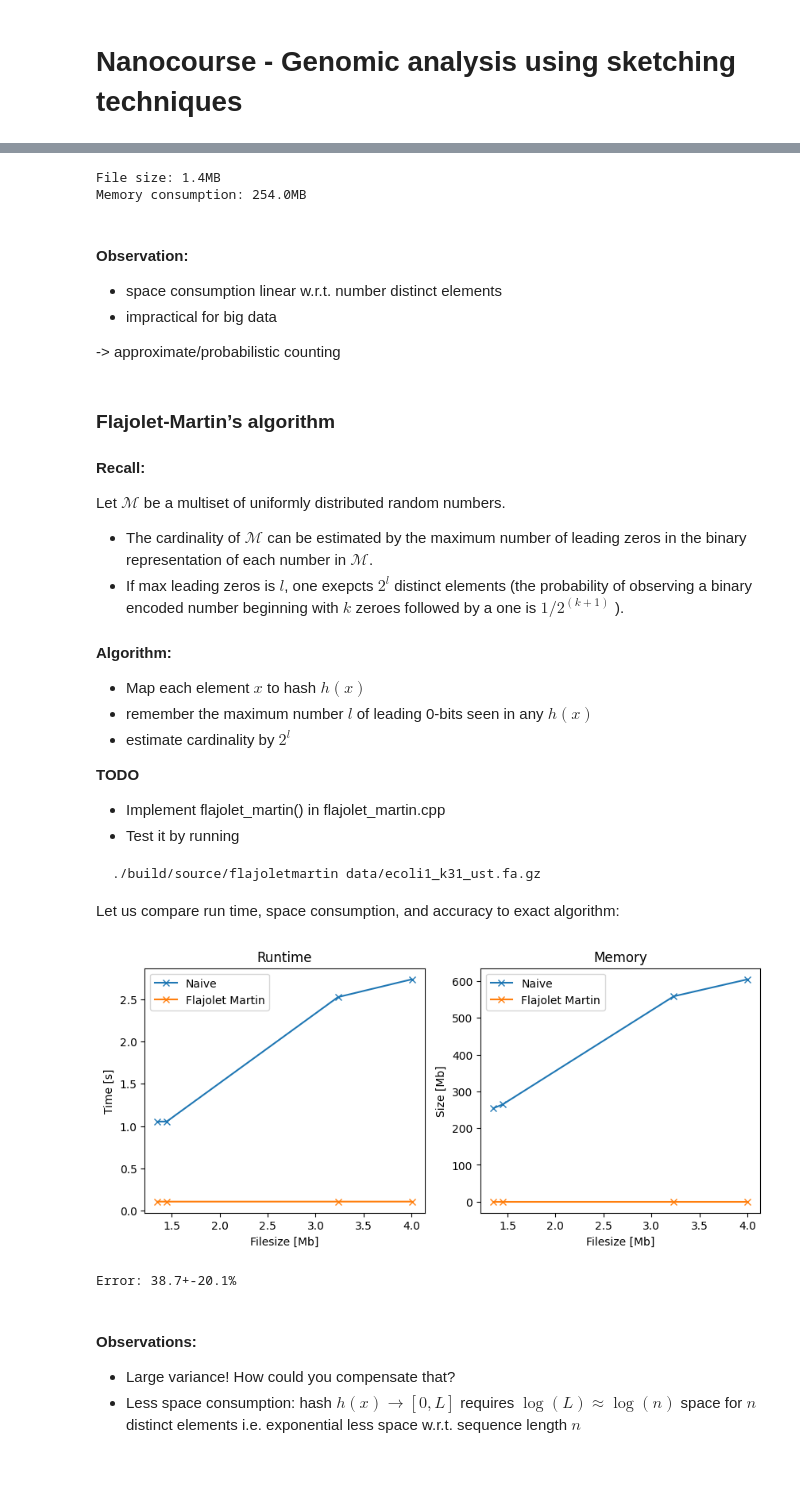
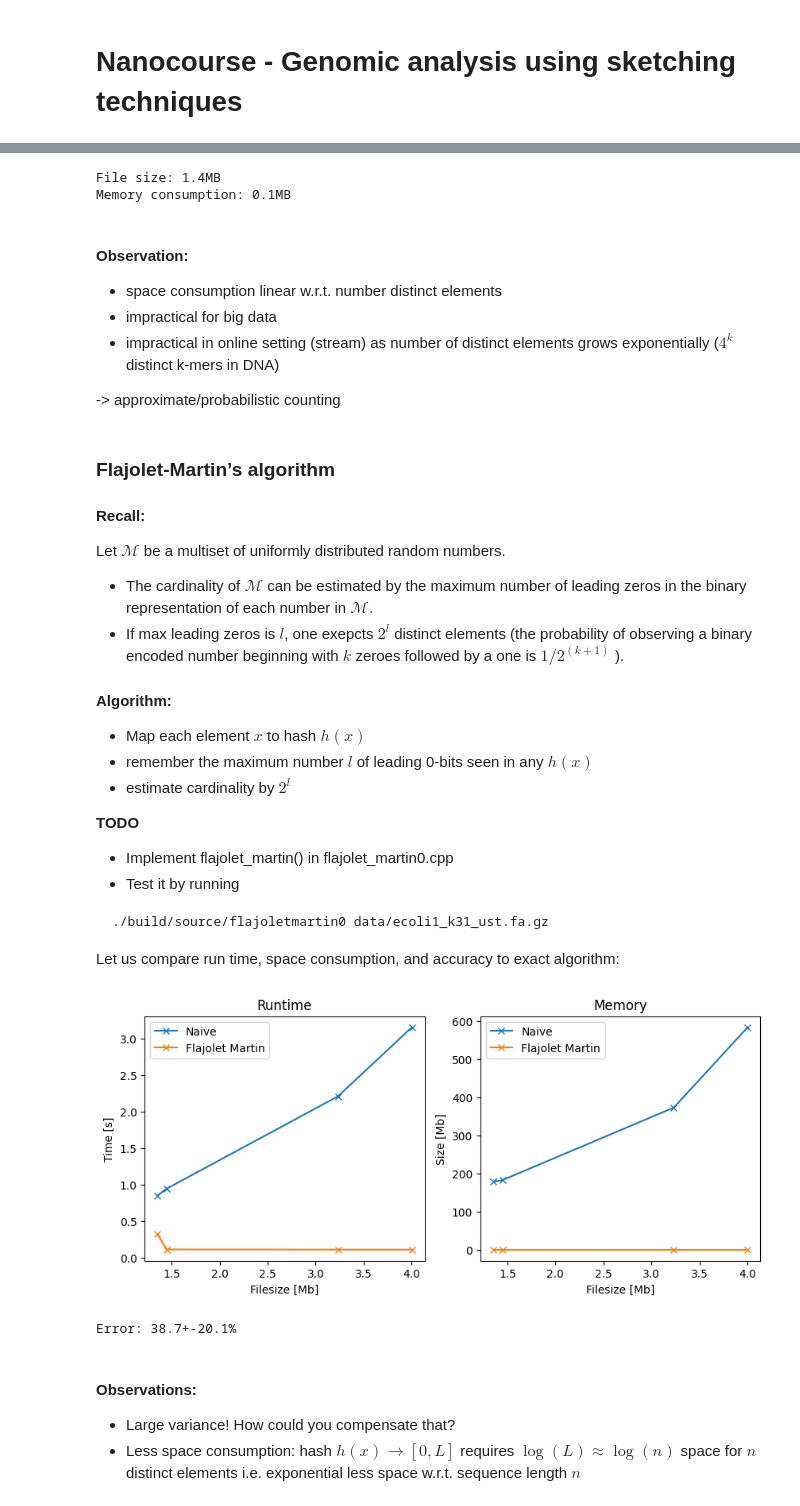
Before and after one commit to jonasschultemattler/nanocourse, a Jupyter notebook: course.ipynb, the cells around one changed output, grey strips where cells are left out. Drawn from its saved outputs; the diff is of its cells as text; code cells hidden in the pictures; blank space fills up the shorter version.

````diff
--- a/course.ipynb
+++ b/course.ipynb
@@ -39,16 +38,17 @@ from evaluate.track import track_memory_and_runtime
 
 file = "data/ecoli1_k31_ust.fa.gz"
 file_size = os.path.getsize(file)/(1024*1024)
-_,memory,_ = track_memory_and_runtime("build/source/naivecounting", file)
+_,memory,_ = track_memory_and_runtime("build/source/naivecounting1", file)
 print("File size: %.1fMB" % file_size)
 print("Memory consumption: %.1fMB" % memory)
 # %% [output]
 File size: 1.4MB
-Memory consumption: 254.0MB
+Memory consumption: 0.1MB
 # %% [markdown]
 #### Observation:
 - space consumption linear w.r.t. number distinct elements
 - impractical for big data
+- impractical in online setting (stream) as number of distinct elements grows exponentially ($4^k$ distinct k-mers in DNA)
 
 -> approximate/probabilistic counting
 # %% [markdown]
@@ -70,34 +70,34 @@ Let $\mathcal{M}$ be a multiset of uniformly distributed random numbers.
 <!-- % $\Psi \approx 0.77351$ is a normalization constant. -->
 
 **TODO**
-- Implement flajolet_martin() in flajolet_martin.cpp
+- Implement flajolet_martin() in flajolet_martin0.cpp
 - Test it by running
 ```
-./build/source/flajoletmartin data/ecoli1_k31_ust.fa.gz
+./build/source/flajoletmartin0 data/ecoli1_k31_ust.fa.gz
 ```
 Let us compare run time, space consumption, and accuracy to exact algorithm:
 # %%
 import numpy as np
 from evaluate.plots import plot_performance, plot_accuracy_FM, plot_accuracies
 
 files = ["data/ecoli1_k31_ust.fa.gz", "data/ecoli2_k31_ust.fa.gz",
          "data/yeast.k31.unitigs.fa.ust.fa.gz", "data/salmonella_100_k31_ust.fa.gz"]
 
 naive_results, fm_results = [], []
 for file in files:
-    naive_results.append(track_memory_and_runtime("build/source/naivecounting", file))
-    fm_results.append(track_memory_and_runtime("build/source/flajoletmartin", file))
+    naive_results.append(track_memory_and_runtime("build/source/naivecounting1", file))
+    fm_results.append(track_memory_and_runtime("build/source/flajoletmartin1", file))
 
 file_sizes = [os.path.getsize(file) for file in files]
 results = np.array([naive_results, fm_results])
 algorithms = ["Naive", "Flajolet Martin"]
 
 plot_performance(results, algorithms, file_sizes)
 # plot_accuracy_FM(results, algorithms)
 errors=np.abs(results[1,:,2] - results[0,:,2])/results[0,:,2]
 print("Error: %.1f+-%.1f%%" % (np.mean(errors)*100, np.std(errors)*100))
 # %% [output]
-[figure, old version]
+[figure, new version]
 Error: 38.7+-20.1%
 # %% [markdown]
 #### Observations:
````
Also changed, not shown: parts of 13 cells of this notebook, 6 other files.
